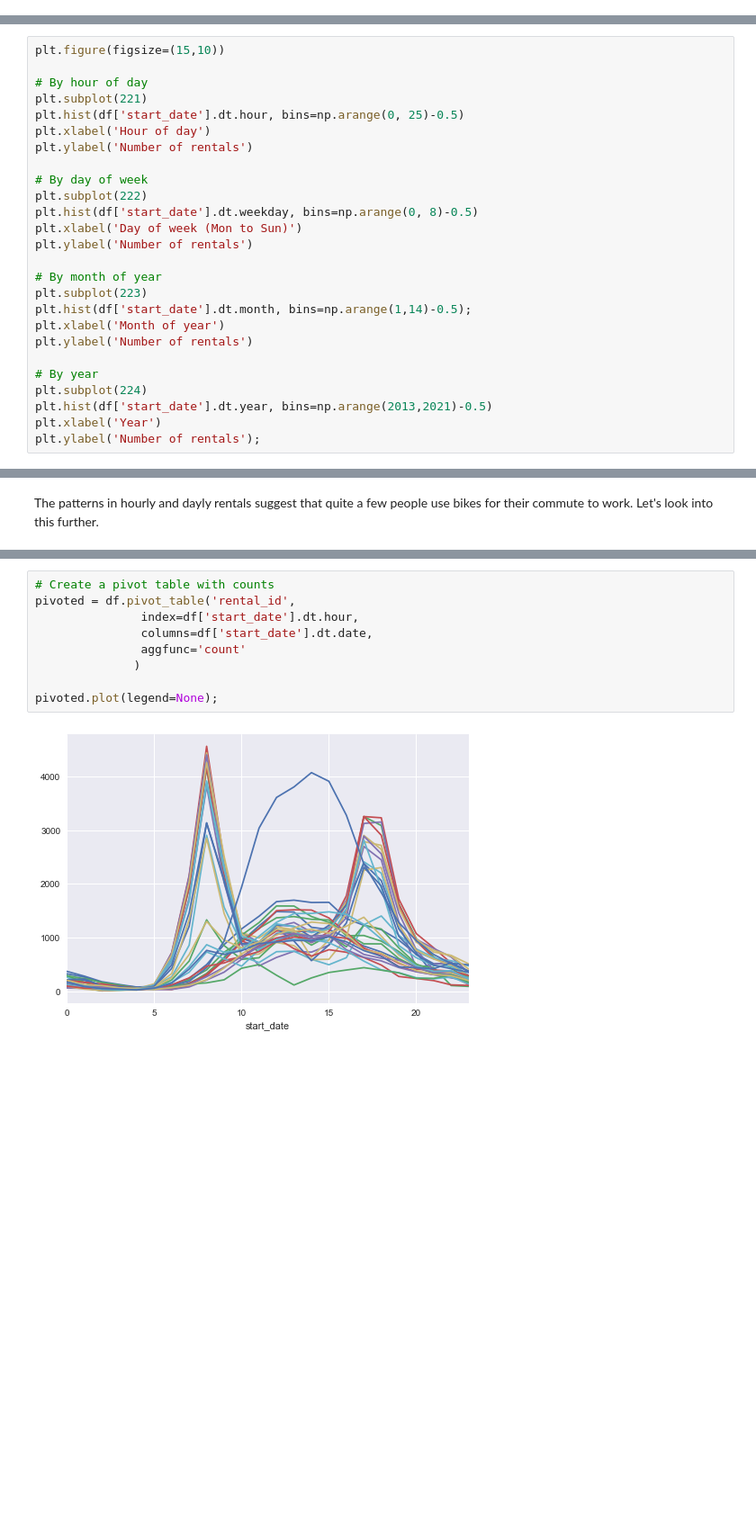
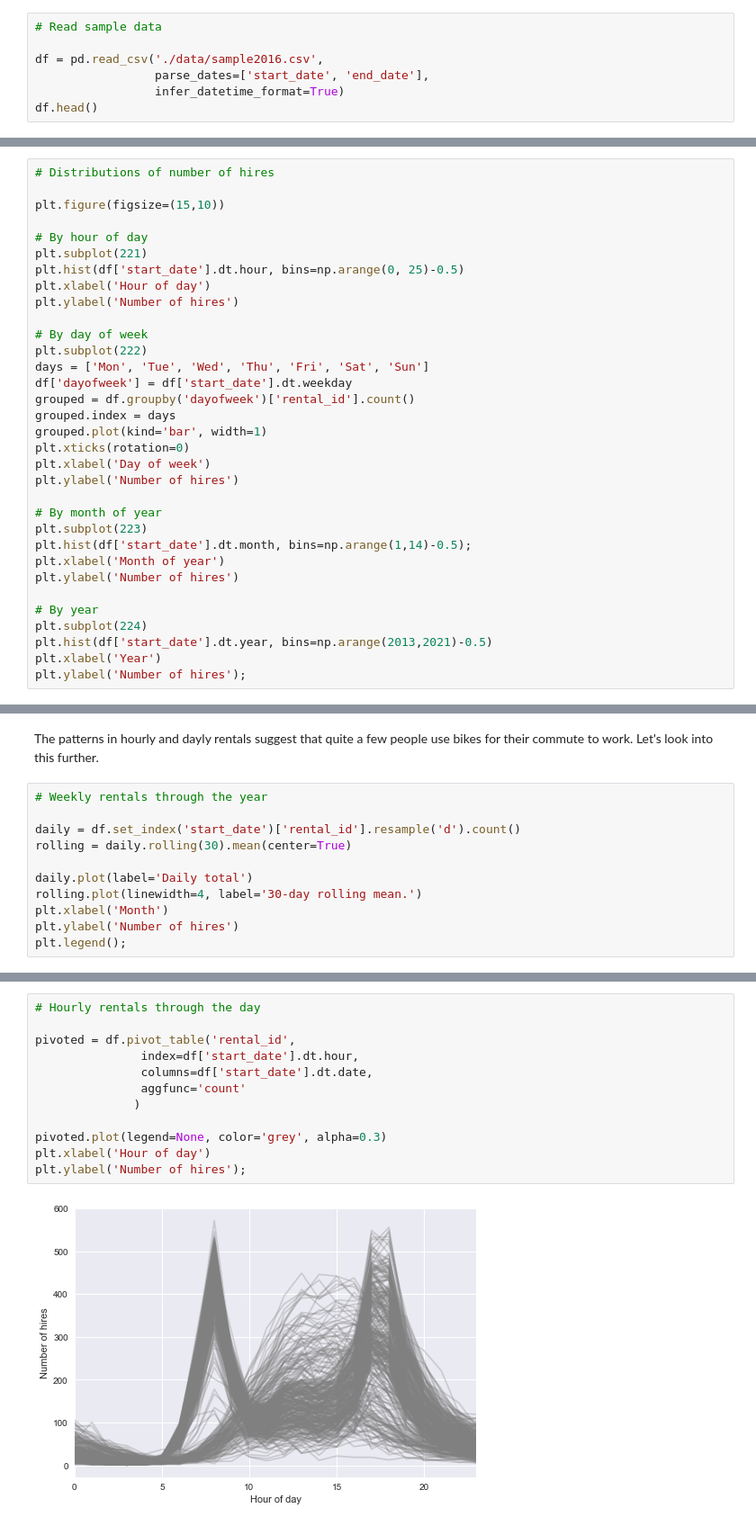
Before and after one commit to fabiangunzinger/london_cycling, a Jupyter notebook: london_cycling.ipynb, the cells around one changed output, grey strips where cells are left out. Shown at 90% size. Drawn from its saved outputs; the diff is of its cells as text; blank space fills up the shorter version.

Commit message:
Add day labels in histogram

```diff
--- a/london_cycling.ipynb
+++ b/london_cycling.ipynb
@@ -58,0 +48,7 @@ memory usage: 44.7+ MB
+# %%
+# Read sample data
+
+df = pd.read_csv('./data/sample2016.csv',
+                 parse_dates=['start_date', 'end_date'],
+                 infer_datetime_format=True)
+df.head()
@@ -59,29 +62,36 @@ memory usage: 44.7+ MB
 # %% [markdown]
 # When do people rent cycles?
 # %%
+# Distributions of number of hires
+
 plt.figure(figsize=(15,10))
 
 # By hour of day
 plt.subplot(221)
 plt.hist(df['start_date'].dt.hour, bins=np.arange(0, 25)-0.5)
 plt.xlabel('Hour of day')
-plt.ylabel('Number of rentals')
+plt.ylabel('Number of hires')
 
 # By day of week
 plt.subplot(222)
-plt.hist(df['start_date'].dt.weekday, bins=np.arange(0, 8)-0.5)
-plt.xlabel('Day of week (Mon to Sun)')
-plt.ylabel('Number of rentals')
+days = ['Mon', 'Tue', 'Wed', 'Thu', 'Fri', 'Sat', 'Sun']
+df['dayofweek'] = df['start_date'].dt.weekday
+grouped = df.groupby('dayofweek')['rental_id'].count()
+grouped.index = days
+grouped.plot(kind='bar', width=1)
+plt.xticks(rotation=0)
+plt.xlabel('Day of week')
+plt.ylabel('Number of hires')
 
 # By month of year
 plt.subplot(223)
 plt.hist(df['start_date'].dt.month, bins=np.arange(1,14)-0.5);
 plt.xlabel('Month of year')
-plt.ylabel('Number of rentals')
+plt.ylabel('Number of hires')
 
 # By year
 plt.subplot(224)
 plt.hist(df['start_date'].dt.year, bins=np.arange(2013,2021)-0.5)
 plt.xlabel('Year')
-plt.ylabel('Number of rentals');
+plt.ylabel('Number of hires');
 # %% [output]
@@ -89,2 +112,13 @@ plt.ylabel('Number of rentals');
 # %% [markdown]
 The patterns in hourly and dayly rentals suggest that quite a few people use bikes for their commute to work. Let's look into this further.
+# %%
+# Weekly rentals through the year
+
+daily = df.set_index('start_date')['rental_id'].resample('d').count()
+rolling = daily.rolling(30).mean(center=True)
+
+daily.plot(label='Daily total')
+rolling.plot(linewidth=4, label='30-day rolling mean.')
+plt.xlabel('Month')
+plt.ylabel('Number of hires')
+plt.legend();
@@ -91,11 +127,14 @@ The patterns in hourly and dayly rentals suggest that quite a few people use bik
 # %%
-# Create a pivot table with counts
+# Hourly rentals through the day
+
 pivoted = df.pivot_table('rental_id',
                index=df['start_date'].dt.hour,
                columns=df['start_date'].dt.date,
                aggfunc='count'
               )
 
-pivoted.plot(legend=None);
+pivoted.plot(legend=None, color='grey', alpha=0.3)
+plt.xlabel('Hour of day')
+plt.ylabel('Number of hires');
 # %% [output]
-[figure, old version]
+[figure, new version]
```
Also changed, not shown: parts of 14 cells of this notebook, 1 other file.
